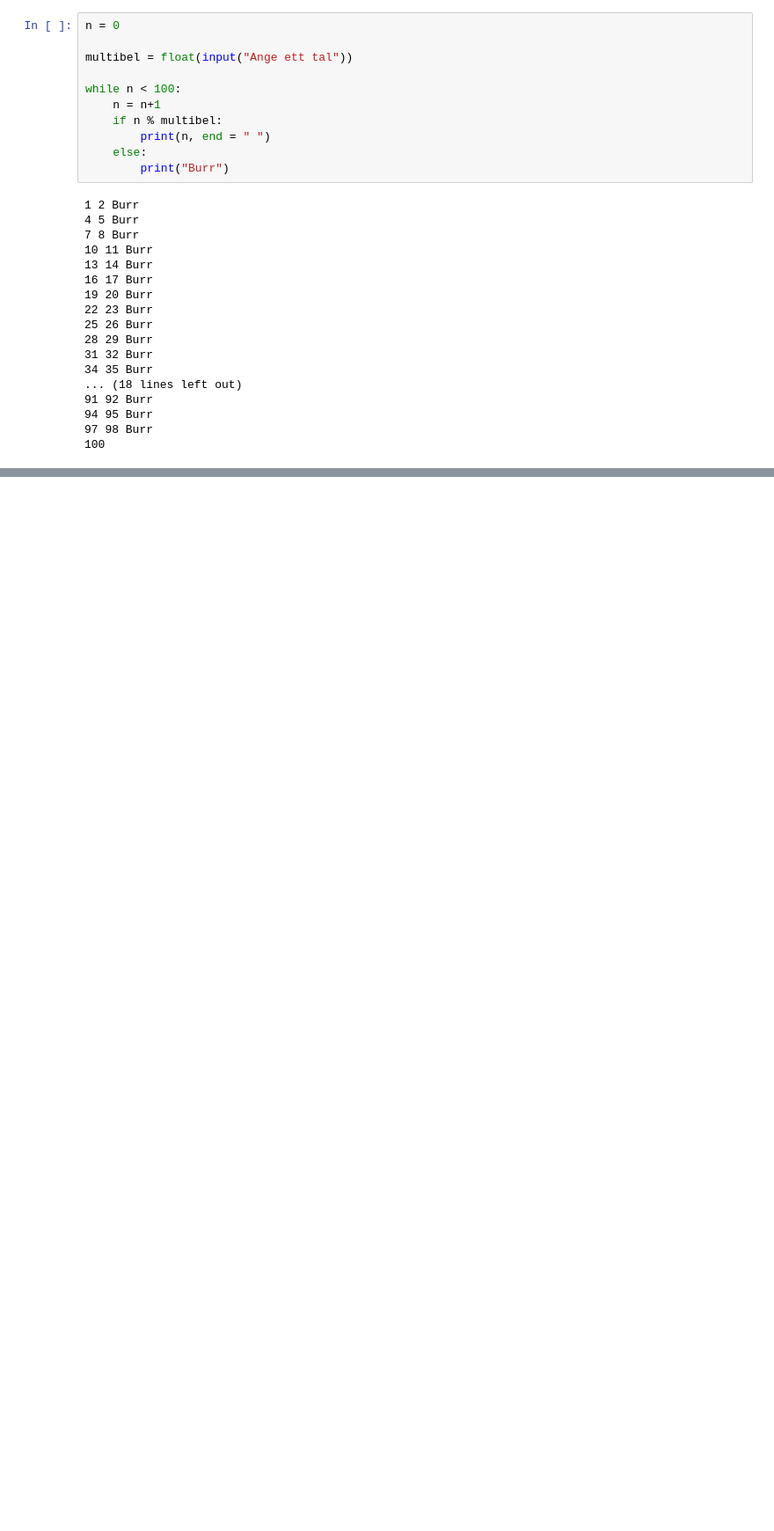
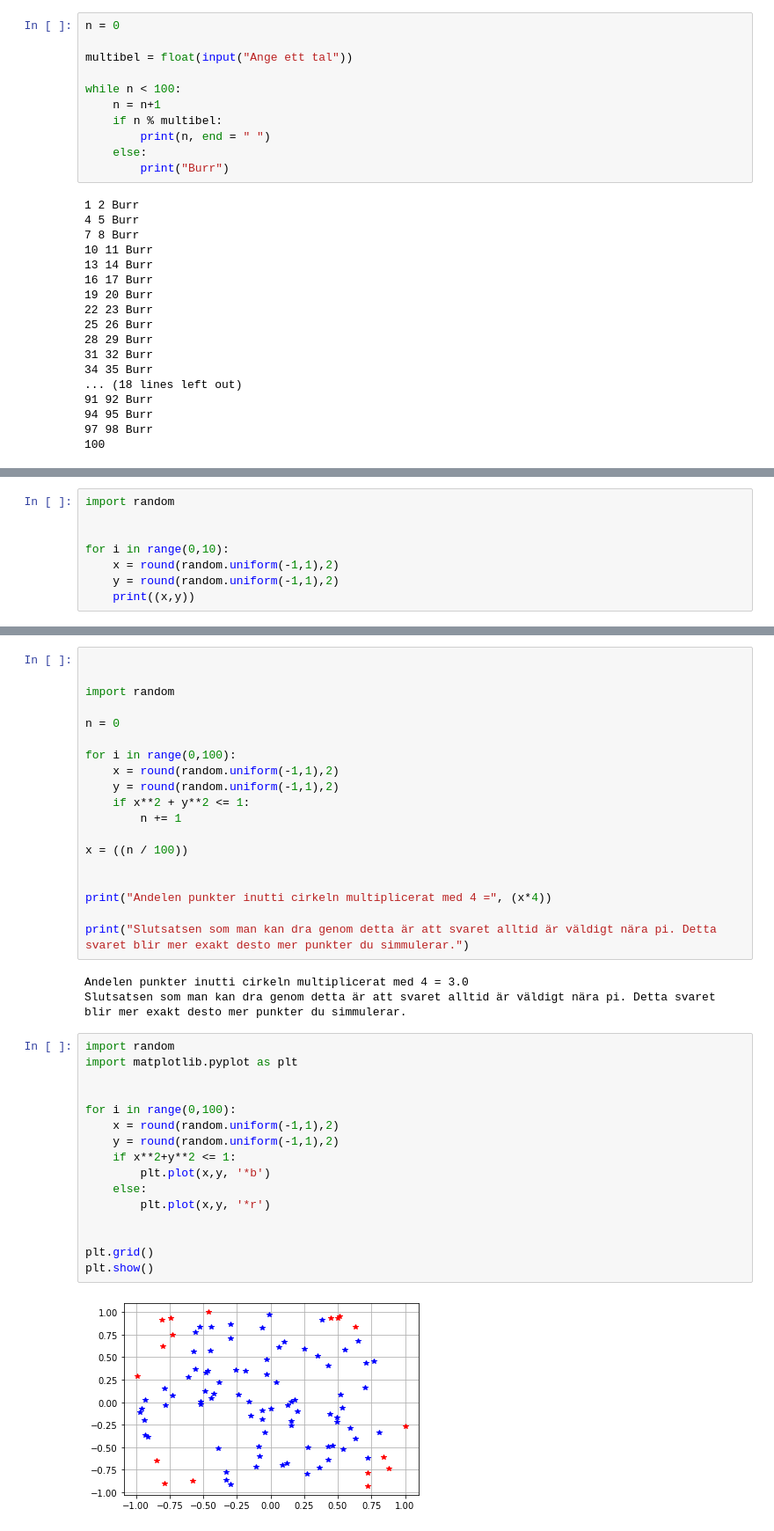
Before and after one commit to Antonsoder/Anton_Soderstrom_Te19C, a Jupyter notebook: Burr.ipynb, the cells around one changed output, grey strips where cells are left out. Shown: that part at 88% size. Saved outputs shown, nothing was run; the diff lists cells and outputs as text; blank space fills up the shorter version.

```diff
--- a/Burr.ipynb
+++ b/Burr.ipynb
@@ -97,0 +131,8 @@ birr
+# %%
+import random
+
+
+for i in range(0,10):
+    x = round(random.uniform(-1,1),2)
+    y = round(random.uniform(-1,1),2)
+    print((x,y))
@@ -97,0 +164,40 @@ birr
+# %%
+
+
+import random
+
+n = 0
+
+for i in range(0,100):
+    x = round(random.uniform(-1,1),2)
+    y = round(random.uniform(-1,1),2)
+    if x**2 + y**2 <= 1:
+        n += 1
+
+x = ((n / 100))
+
+
+print("Andelen punkter inutti cirkeln multiplicerat med 4 =", (x*4))
+
+print("Slutsatsen som man kan dra genom detta är att svaret alltid är väldigt nära pi. Detta svaret blir mer exakt desto mer punkter du simmulerar.")
+# %% [output]
+Andelen punkter inutti cirkeln multiplicerat med 4 = 3.0
+Slutsatsen som man kan dra genom detta är att svaret alltid är väldigt nära pi. Detta svaret blir mer exakt desto mer punkter du simmulerar.
+# %%
+import random
+import matplotlib.pyplot as plt
+
+
+for i in range(0,100):
+    x = round(random.uniform(-1,1),2)
+    y = round(random.uniform(-1,1),2)
+    if x**2+y**2 <= 1:
+        plt.plot(x,y, '*b')
+    else:
+        plt.plot(x,y, '*r')
+
+
+plt.grid()
+plt.show()
+# %% [output]
+[figure, added]
```
Also changed, not shown: parts of 7 cells of this notebook.
